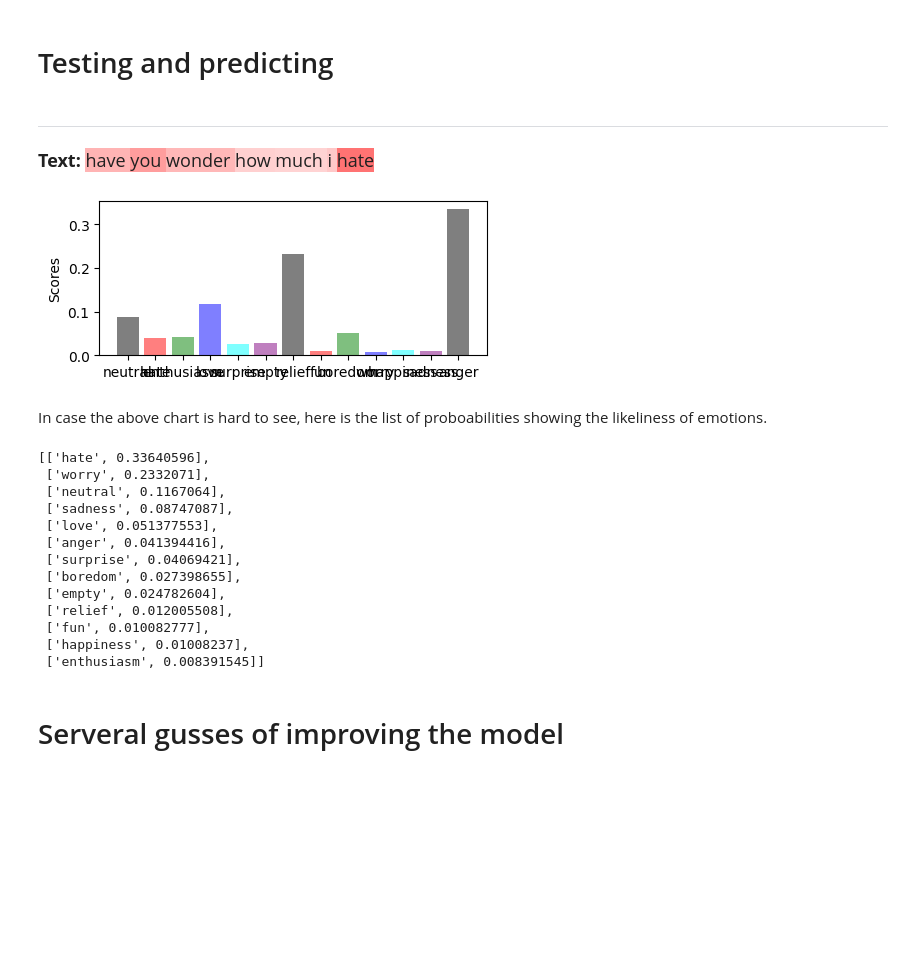
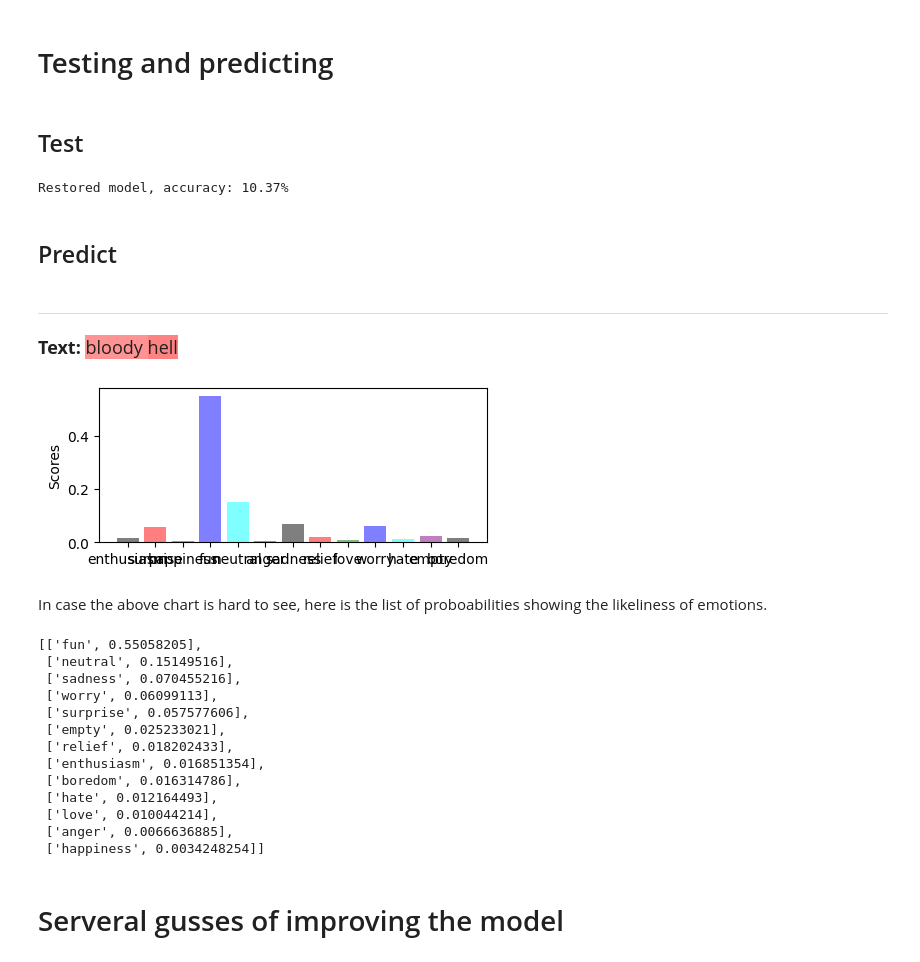
Before and after one commit to SaltwaterDev/comp3359-Emotion-Analysis, a Jupyter notebook: project_machine.ipynb, the cells around one changed output. Drawn from its saved outputs; the diff is of its cells as text; code cells hidden in the pictures; blank space fills up the shorter version.

```diff
--- a/project_machine.ipynb
+++ b/project_machine.ipynb
@@ -354,5 +373,22 @@ model_from_drive = keras.models.load_model('lstm_attention_v1_trained.h5')
 # %% [markdown]
 # Testing and predicting
+# %% [markdown]
+## Test
+# %%
+"""
+# Create a new model instance
+#If you using the loaded model, uncomment this line:
+model = model_from_drive
+
+
+# Re-evaluate the model
+loss, acc = model.evaluate(val, val_Y, verbose=2)
+print("Restored model, accuracy: {:5.2f}%".format(100*acc))
+"""
+# %% [output]
+Restored model, accuracy: 10.37%
+# %% [markdown]
+## Predict
 # %%
 # Re-create the model to get attention vectors as well as label prediction
 model_with_attentions = keras.Model(inputs=model.input,
@@ -370,7 +406,7 @@ import random
 import math
 
 # Select random samples to illustrate
-sample_text = "have you wonder how much i hate you"
+sample_text = "bloody hell"
 sample_text = sample_text.lower()
 #sample_text = random.choice(val)
 
@@ -401,35 +437,35 @@ import matplotlib.pyplot as plt; plt.rcdefaults()
 import numpy as np
 import matplotlib.pyplot as plt
 from IPython.core.display import display, HTML
 
 def rgb_to_hex(rgb):
     return '#%02x%02x%02x' % rgb
 
 def attention2color(attention_score):
     r = 255 - int(attention_score * 255)
     color = rgb_to_hex((255, r, r))
     return str(color)
 
 # Build HTML String to viualize attentions
 html_text = "<hr><p style='font-size: large'><b>Text:  </b>"
 for token, attention in token_attention_dic.items():
     html_text += "<span style='background-color:{};'>{} <span> ".format(attention2color(attention),
                                                                         token)
 html_text += "</p>"
 # Display text enriched with attention scores
 display(HTML(html_text))
 
 # PLOT EMOTION SCORES
 emotions = [label for label, _ in label_probs.items()]
 scores = [score for _, score in label_probs.items()]
 plt.figure(figsize=(5,2))
 plt.bar(np.arange(len(emotions)), scores, align='center', alpha=0.5, color=['black', 'red', 'green', 'blue', 'cyan', "purple"])
 plt.xticks(np.arange(len(emotions)), emotions)
 plt.ylabel('Scores')
 plt.show()
 # %% [output]
-Text: have you wonder how much i hate
+Text: bloody hell
-[figure, old version]
+[figure, new version]
 # %% [markdown]
 In case the above chart is hard to see, here is the list of proboabilities showing the likeliness of emotions.
 # %%
@@ -444,19 +480,19 @@ for  _, emotion in enumerate(label_probs):
 
 sorted(emotion_list, key=operator.itemgetter(1), reverse= True)
 # %% [output]
-[['hate', 0.33640596],
- ['worry', 0.2332071],
- ['neutral', 0.1167064],
- ['sadness', 0.08747087],
- ['love', 0.051377553],
- ['anger', 0.041394416],
- ['surprise', 0.04069421],
- ['boredom', 0.027398655],
- ['empty', 0.024782604],
- ['relief', 0.012005508],
- ['fun', 0.010082777],
- ['happiness', 0.01008237],
- ['enthusiasm', 0.008391545]]
+[['fun', 0.55058205],
+ ['neutral', 0.15149516],
+ ['sadness', 0.070455216],
+ ['worry', 0.06099113],
+ ['surprise', 0.057577606],
+ ['empty', 0.025233021],
+ ['relief', 0.018202433],
+ ['enthusiasm', 0.016851354],
+ ['boredom', 0.016314786],
+ ['hate', 0.012164493],
+ ['love', 0.010044214],
+ ['anger', 0.0066636885],
+ ['happiness', 0.0034248254]]
 # %% [markdown]
 # Serveral gusses of improving the model
 # %% [markdown]
```
Also changed, not shown: parts of 6 cells of this notebook.
